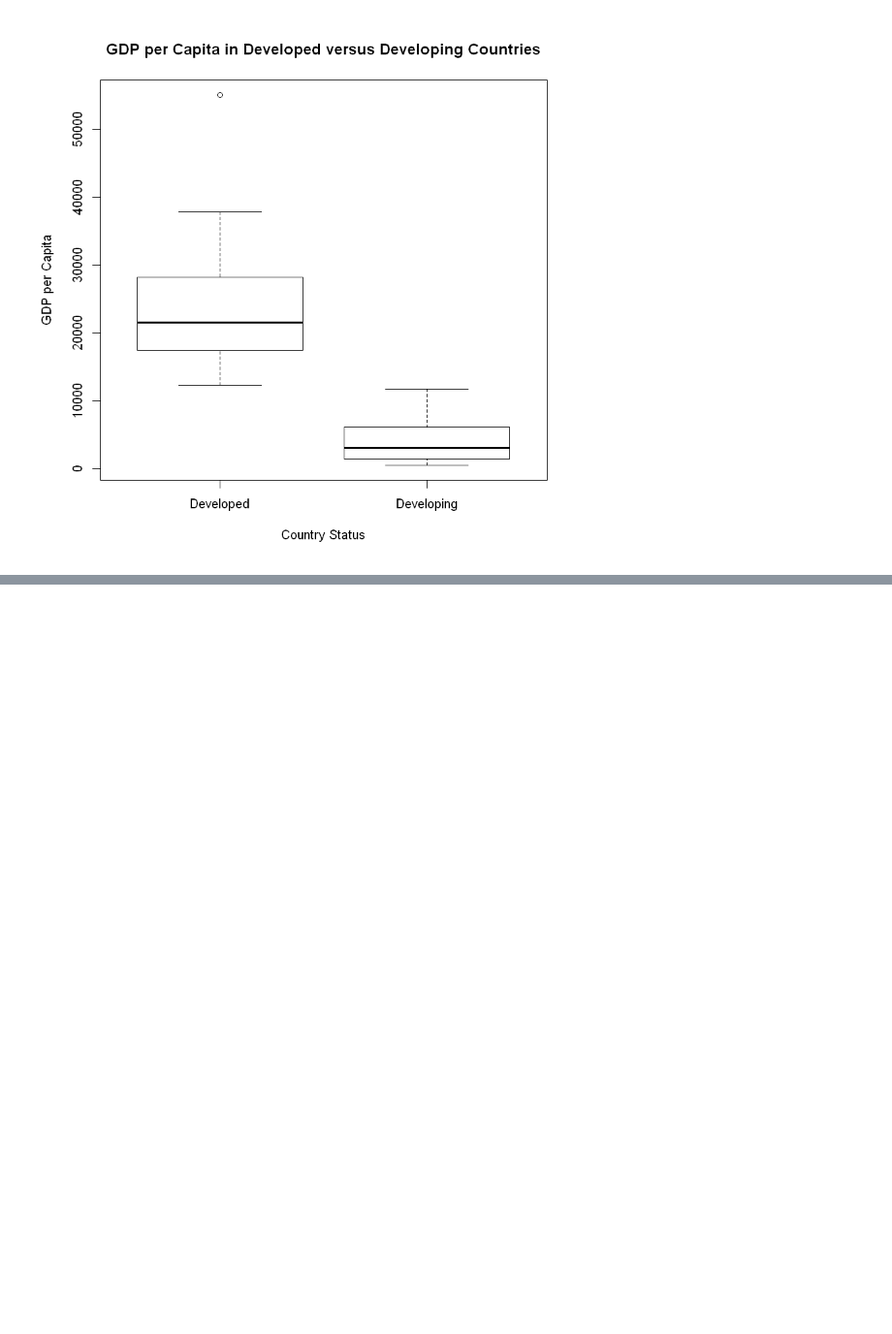
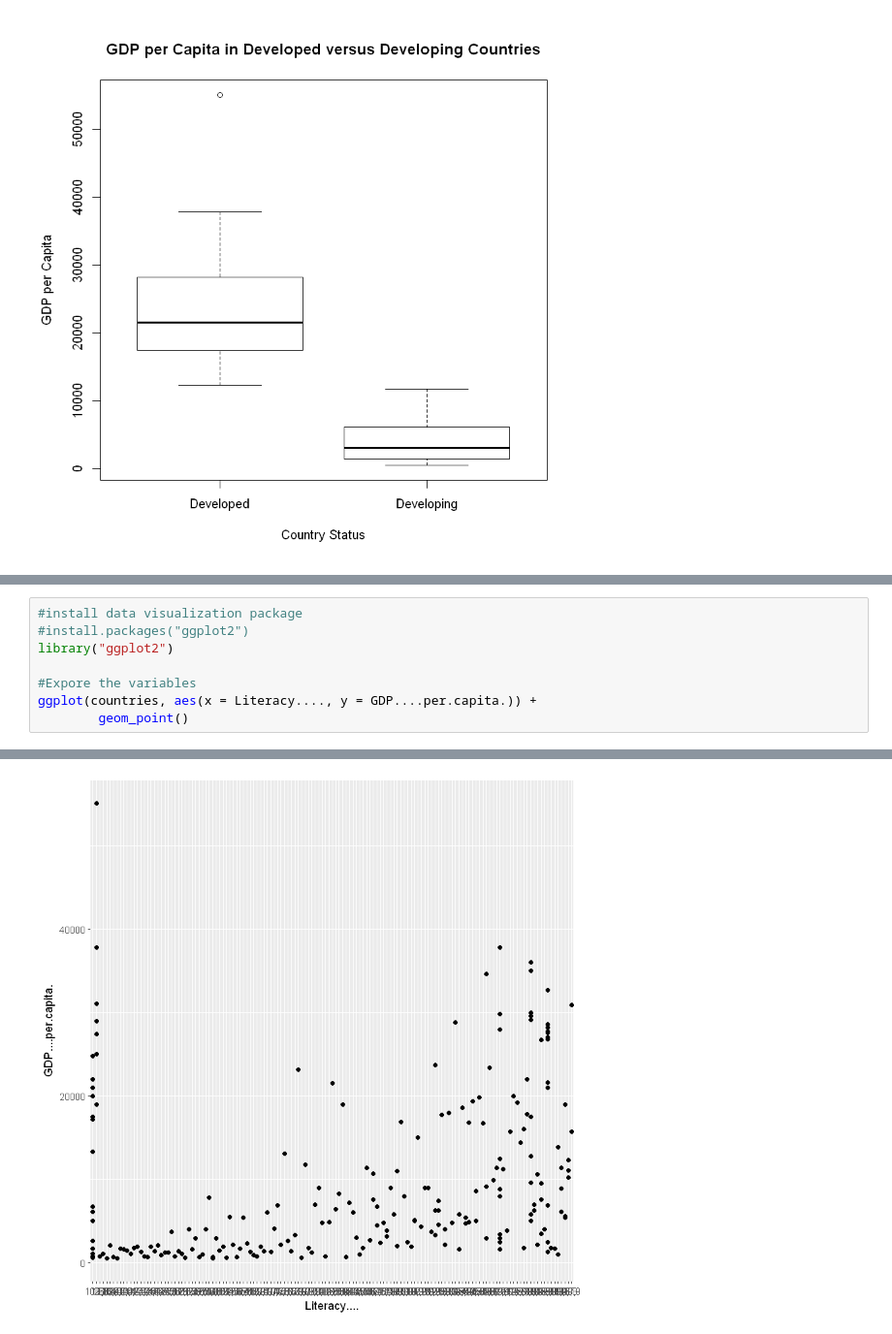
Before and after one commit to vknguyen1902/data-mining, a Jupyter notebook: Countries of the World Dataset.ipynb, the cells around one changed output, grey strips where cells are left out. Shown at 97% size. Drawn from its saved outputs; the diff is of its cells as text; blank space fills up the shorter version.

```diff
--- a/Countries of the World Dataset.ipynb
+++ b/Countries of the World Dataset.ipynb
@@ -134,0 +136,9 @@ ERROR: Error in hist.default(countries$Phones..per.1000., col = 5, xlab = "Phone
+# %%
+#install data visualization package
+#install.packages("ggplot2")
+library("ggplot2")
+
+#Expore the variables
+ggplot(countries, aes(x = Literacy...., y = GDP....per.capita.)) +
+        geom_point()
+# %% [output]
@@ -134,0 +147 @@ ERROR: Error in hist.default(countries$Phones..per.1000., col = 5, xlab = "Phone
+[figure, added]
```
Also changed, not shown: parts of 3 cells of this notebook.
